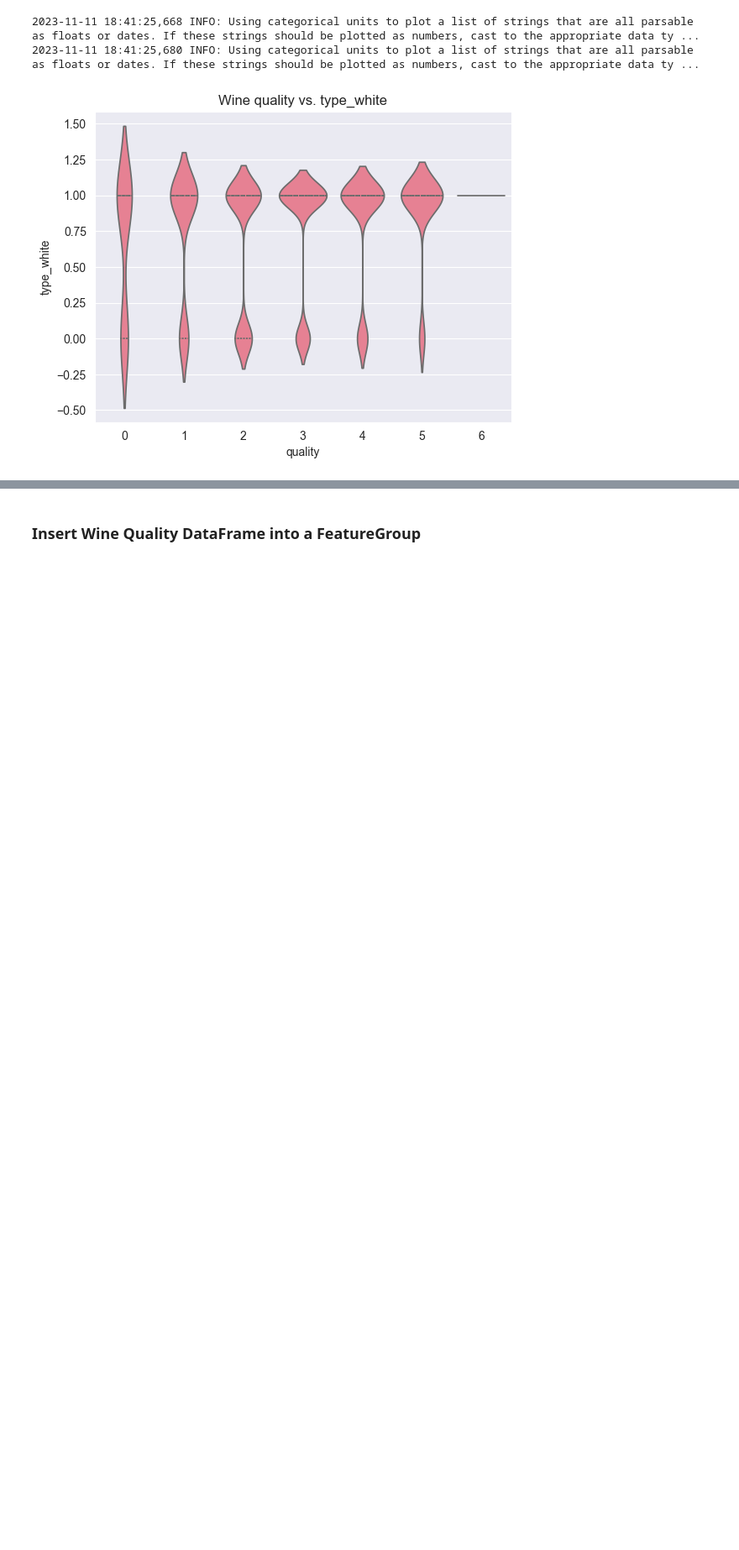
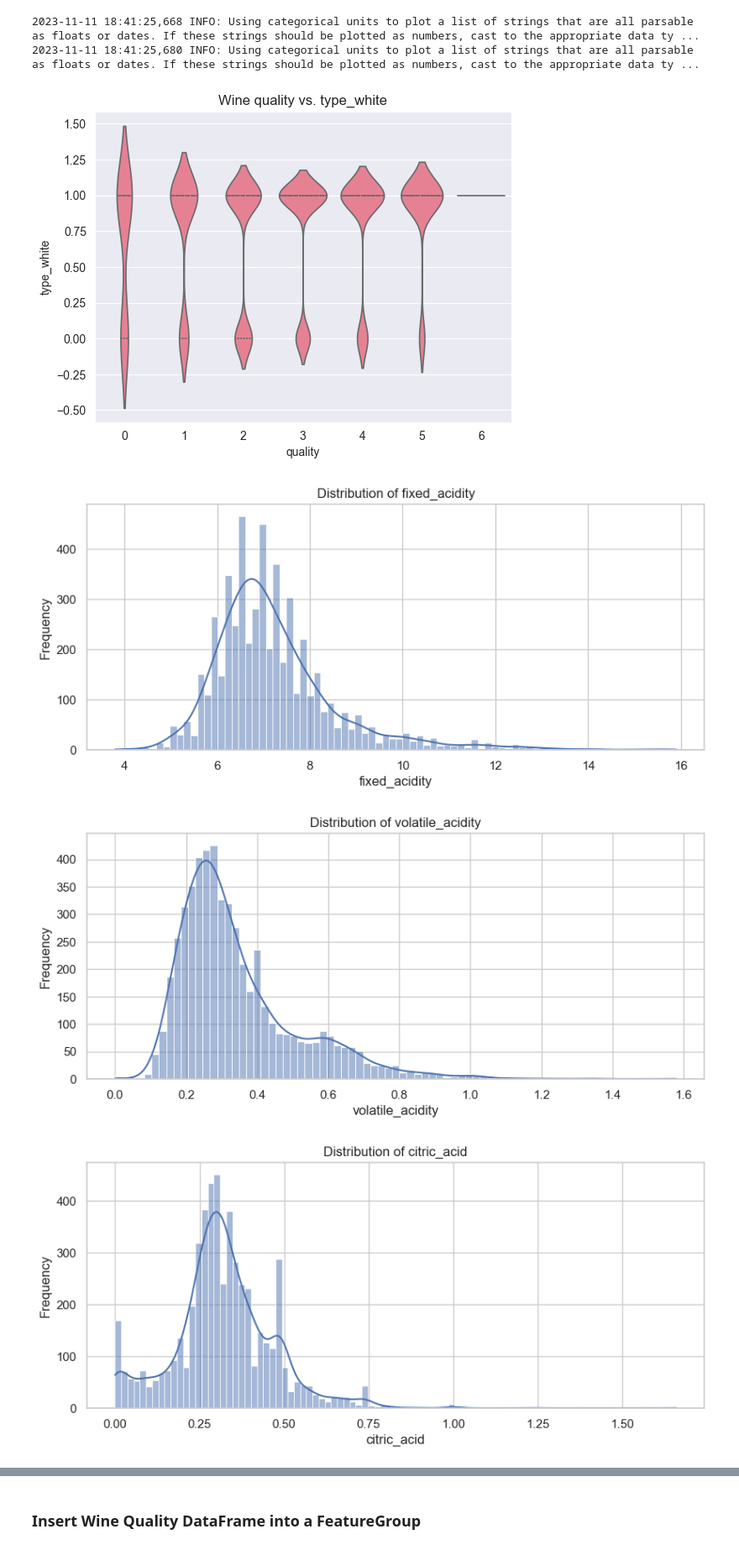
Before and after one commit to MarieGotthardt/id2223-lab1, a Jupyter notebook: wine-eda-and-backfill-feature-group.ipynb, the cells around one changed output, grey strips where cells are left out. Shown at 84% size. Cells and saved outputs as stored; diff of their text form; code cells hidden in the pictures; blank space fills up the shorter version.

Commit message:
added visualization of feature distributions and changed primary key for the feature group in eda

```diff
--- a/wine-eda-and-backfill-feature-group.ipynb
+++ b/wine-eda-and-backfill-feature-group.ipynb
@@ -311,3 +311,22 @@ for column in wine_df.loc[:, wine_df.columns != target]:
 2023-11-11 18:41:25,668 INFO: Using categorical units to plot a list of strings that are all parsable as floats or dates. If these strings should be plotted as numbers, cast to the appropriate data ty ...
 2023-11-11 18:41:25,680 INFO: Using categorical units to plot a list of strings that are all parsable as floats or dates. If these strings should be plotted as numbers, cast to the appropriate data ty ...
 [figure]
+# %%
+# Display distribution of each feature
+
+# Set the aesthetic style of the plots
+sns.set(style="whitegrid")
+
+# Iterate over each column to create a separate plot
+for column in wine_df.columns:
+    plt.figure(figsize=(10, 4))  # Adjust the size of the plot
+    sns.histplot(wine_df[column], kde=True)  # Histogram with density plot (KDE)
+
+    plt.title(f'Distribution of {column}')  # Set title
+    plt.xlabel(column)  # Set x-axis label
+    plt.ylabel('Frequency')  # Set y-axis label
+    plt.show()
+# %% [output]
+[figure, added]
+[figure, added]
+[figure, added]
```
Also changed, not shown: parts of 2 cells of this notebook.
